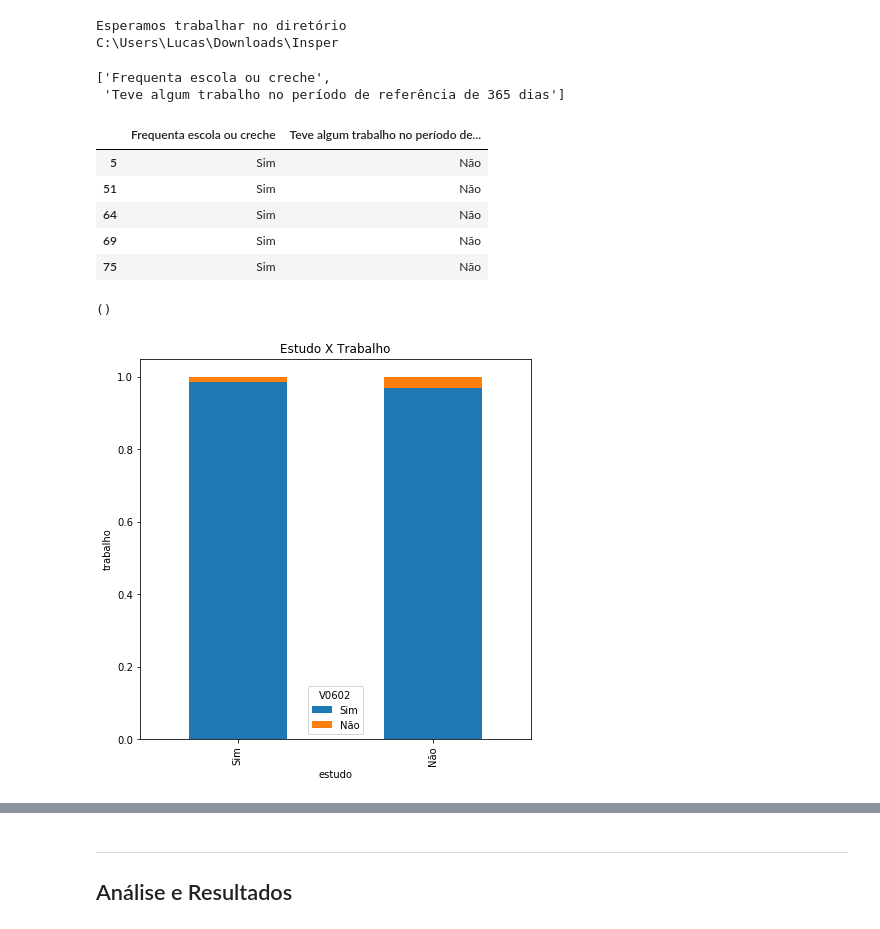
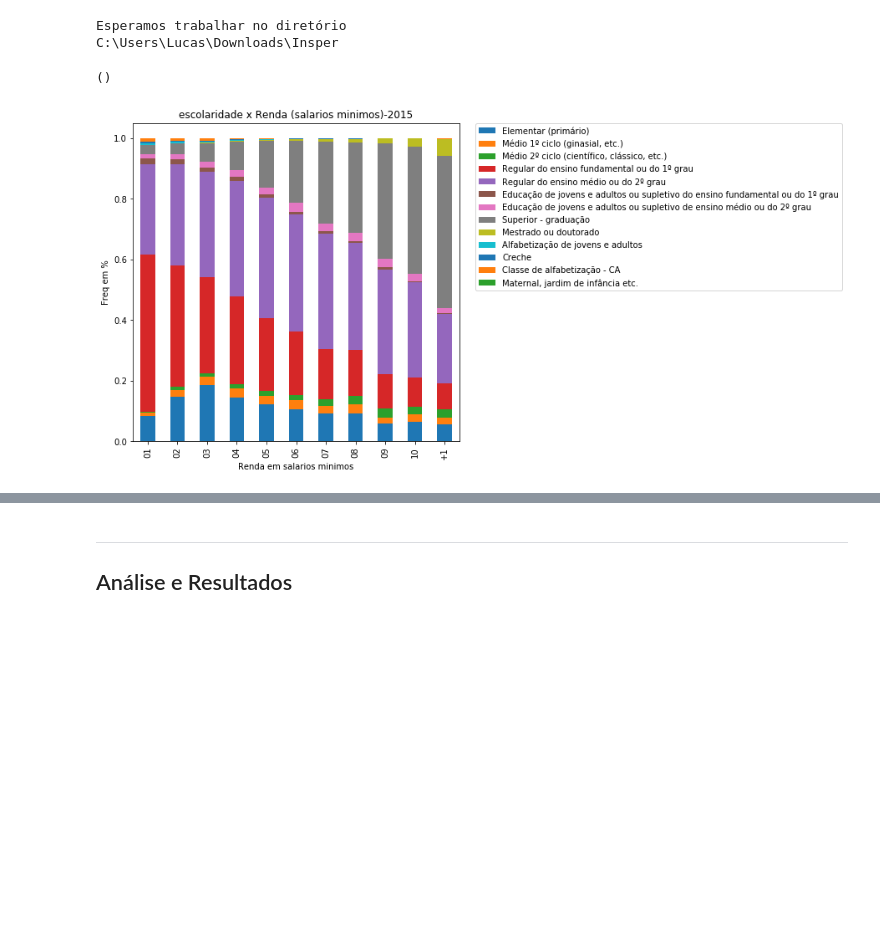
Before and after one commit to lucaslealvale/DP_CienciaDados, a Jupyter notebook: Projeto1 Layout.ipynb, the cells around one changed output, grey strips where cells are left out. Saved outputs shown, nothing was run; the diff lists cells and outputs as text; code cells hidden in the pictures; blank space fills up the shorter version.

```diff
--- a/Projeto1 Layout.ipynb
+++ b/Projeto1 Layout.ipynb
@@ -38,13 +41,15 @@ dados=pd.read_csv('PES2015csv.zip', compression='zip', header=0, sep=',', quotec
 # %%
 # Renomeando as variáveis
-df=pd.DataFrame({'Teve algum trabalho no período de referência de 365 dias':dados.V0701,'Frequenta escola ou creche':dados.V0602})#,'Trabalho Rural':dados.V0702,'Trabalho em construcacao':dados.V0703,"trabalhu essa semana":dados.V0704})
+df=pd.DataFrame({'Teve algum trabalho no período de referência de 365 dias':dados.V0701,'Frequenta escola ou creche':dados.V0602,'ultimo nivel escolar':dados.V6007,'UF':dados.UF})#,'Trabalho Rural':dados.V0702,'Trabalho em construcacao':dados.V0703,"trabalhu essa semana":dados.V0704})
 
 # Filtrando o DataFrame
 df=df.dropna()
-list(df)
+
+dados.V0701=dados.V0701.astype('category')
+dados.V0602=dados.V0602.astype('category')
+
+dados.V0701.cat.categories=(['Sim', 'Não'])
+dados.V0602.cat.categories=(['Sim', 'Não'])
-# %% [output]
-['Frequenta escola ou creche',
- 'Teve algum trabalho no período de referência de 365 dias']
 # %%
 #Salvando o DataFrame
 df.to_csv('variaveis1.csv')
@@ -51,0 +76,21 @@ df.to_csv('variaveis1.csv')
+# %%
+# Funcao responsavel por dividir a escolaridade em tres principais faixas
+def faixasEscolaridade(df):
+    x=df['V6007']
+    if x<1: return 1 #Elementar (primário)
+    elif x<2: return 2 #Médio 1º ciclo (ginasial, etc.)
+    elif x<3: return 2 #Médio 2º ciclo (científico, clássico, etc.)
+    elif x<4: return 1#Regular do ensino fundamental ou do 1º grau
+    elif x<5: return 2#Regular do ensino médio ou do 2º grau
+    elif x<6: return 1#Educação de jovens e adultos ou supletivo do ensino fundamental ou do 1º grau
+    elif x<7: return 2#Educação de jovens e adultos ou supletivo de ensino médio ou do 2º grau
+    elif x<8: return 3#Superior - graduação
+    elif x<9: return 3#Mestrado ou doutorado
+    elif x<10: return 1#Alfabetização de jovens e adultos
+    elif x<11: return 1# Creche
+    elif x<12: return 1# Classe de alfabetização - CA
+    elif x<13: return 1# Maternal, jardim de infância etc.
+    return 1#Não aplicável, ou seja nao tem escolaridadeMaternal, jardim de infância etc.
+
+dados.V6007=dados.V6007.astype('category')
+dados.V6007.cat.categories=(['Elementar (primário)','Médio 1º ciclo (ginasial, etc.)','Médio 2º ciclo (científico, clássico, etc.)','Regular do ensino fundamental ou do 1º grau','Regular do ensino médio ou do 2º grau','Educação de jovens e adultos ou supletivo do ensino fundamental ou do 1º grau','Educação de jovens e adultos ou supletivo de ensino médio ou do 2º grau','Superior - graduação','Mestrado ou doutorado','Alfabetização de jovens e adultos','Creche','Classe de alfabetização - CA ','Maternal, jardim de infância etc.'])
@@ -51,0 +100,12 @@ df.to_csv('variaveis1.csv')
+# %%
+#O proposito do proximo grafico é evidenciar o quanto a renda influencia na escolaridade do brasileiro em 2015
+ph=pd.crosstab(dados.faixas,dados.V6007,normalize='index')
+a=ph.plot(kind='bar',stacked='True',legend=['Elementar (primário)','Médio 1º ciclo (ginasial, etc.)','Médio 2º ciclo (científico, clássico, etc.)','Regular do ensino fundamental ou do 1º grau','Regular do ensino médio ou do 2º grau','Educação de jovens e adultos ou supletivo do ensino fundamental ou do 1º grau','Educação de jovens e adultos ou supletivo de ensino médio ou do 2º grau','Superior - graduação','Mestrado ou doutorado','Alfabetização de jovens e adultos','Creche','Classe de alfabetização - CA ','Maternal, jardim de infância etc.']
+,title='escolaridade x Renda (salarios minimos)-2015',figsize=(7,7))
+plt.legend(bbox_to_anchor=(1.05, 1), loc=2, borderaxespad=0.)
+plt.ylabel('Freq em %')
+plt.xlabel('Renda em salarios minimos')
+()
+# %% [output]
+()
+[figure, added]
@@ -52,14 +124,7 @@ df.to_csv('variaveis1.csv')
 # %%
-dados.V0701=dados.V0701.astype('category')
-dados.V0602=dados.V0602.astype('category')
+dados2011.V0701=dados2011.V0701.astype('category')
+dados2011.V0602=dados2011.V0602.astype('category')
 
-dados.V0701.cat.categories=(['Sim', 'Não'])
-dados.V0602.cat.categories=(['Sim', 'Não'])
-df.head()
+dados2011.V0701.cat.categories=(['Sim', 'Não'])
+dados2011.V0602.cat.categories=(['Sim', 'Não'])
+#df2011.head()
-# %% [output]
-|  | Frequenta escola ou creche | Teve algum trabalho no período de... |
-| 5 | Sim | Não |
-| 51 | Sim | Não |
-| 64 | Sim | Não |
-| 69 | Sim | Não |
-| 75 | Sim | Não |
@@ -84,10 +130,0 @@ df.head()
-# %%
-ph=pd.crosstab(dados.V0701,dados.V0602,normalize='index')
-ph.plot(kind='bar',stacked='True',legend=['Sim','Não'],title='Estudo X Trabalho',figsize=(7,7))
-plt.ylabel('trabalho')
-plt.xlabel('estudo')
-
-()
-# %% [output]
-()
-[figure, removed]
```
Also changed, not shown: parts of 26 cells of this notebook.
